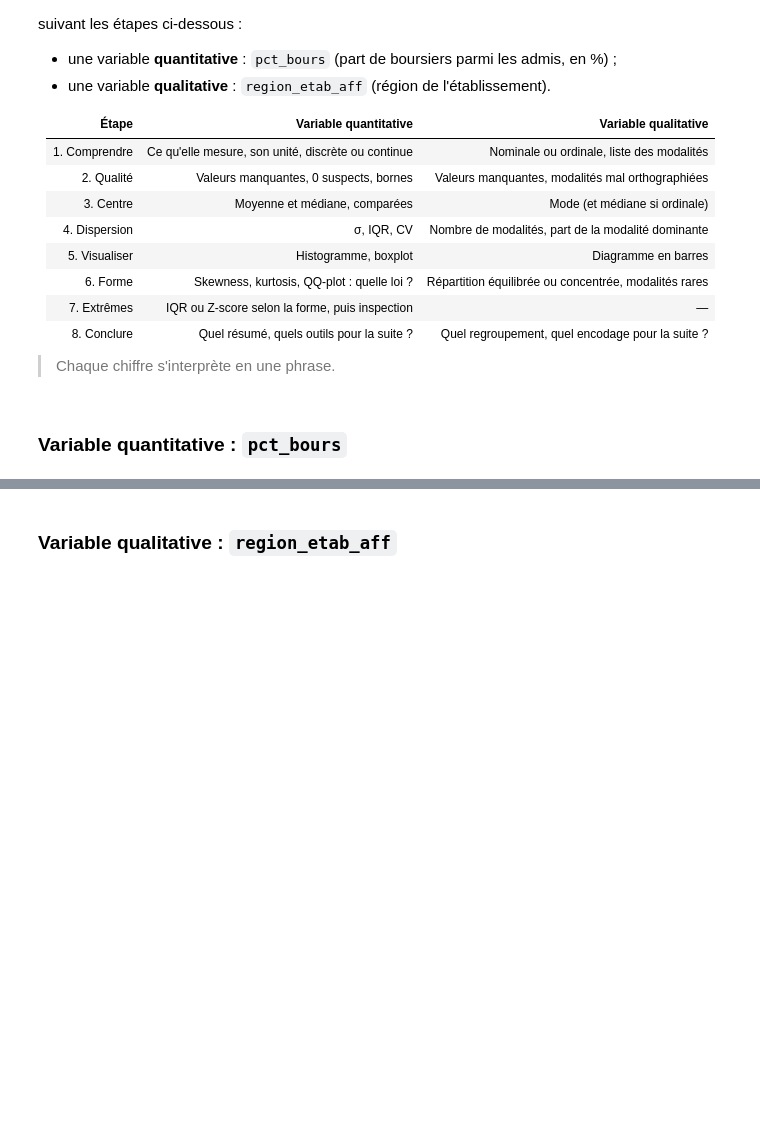
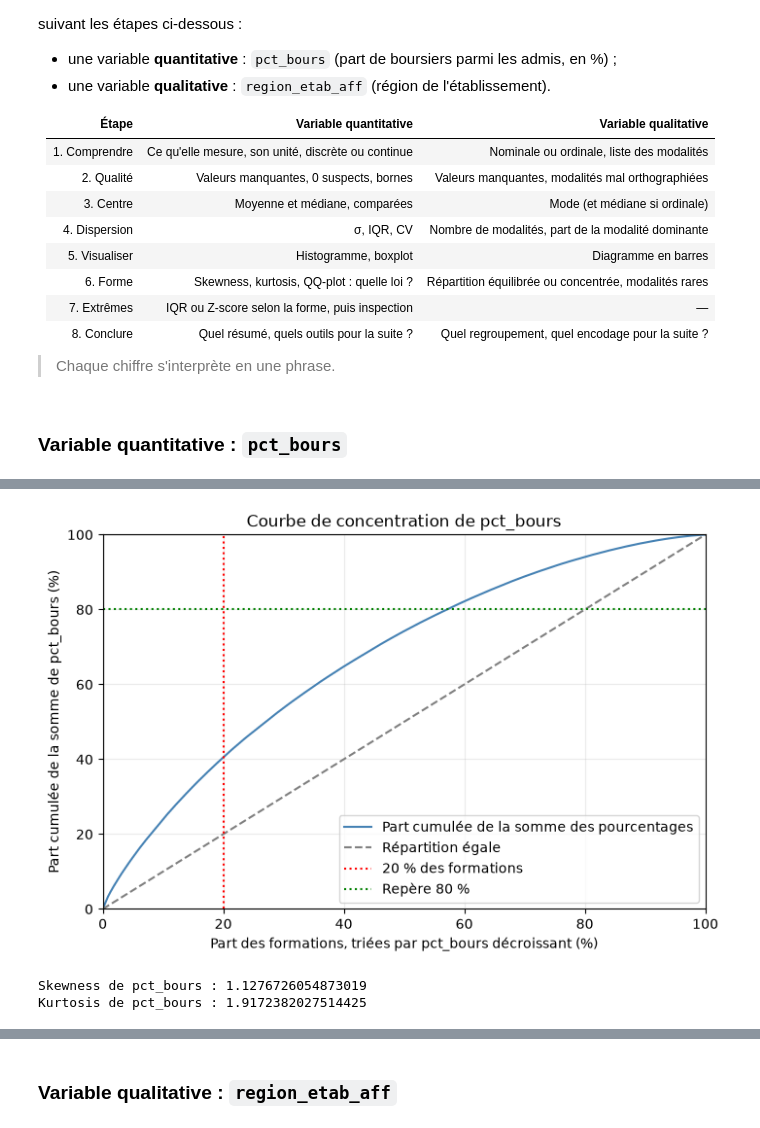
Before and after one commit to Mickael-C21/Analyse_univariee_bivariee, a Jupyter notebook: TP_Parcoursup.ipynb, the cells around one changed output, grey strips where cells are left out. Drawn from its saved outputs; the diff is of its cells as text; code cells hidden in the pictures; blank space fills up the shorter version.

```diff
--- a/TP_Parcoursup.ipynb
+++ b/TP_Parcoursup.ipynb
@@ -587,0 +651,40 @@ Vous disposez maintenant de toute la méthode. Analysez **seuls** les deux varia
+# %%
+pct_bours_trie = pct_bours_valides.sort_values(ascending=False)
+total_pct_bours = pct_bours_trie.sum()
+n_formations_bours = len(pct_bours_trie)
+
+part_formations_bours = np.arange(n_formations_bours + 1) / n_formations_bours * 100
+part_cumulee_pct_bours = np.insert(
+    pct_bours_trie.cumsum().to_numpy() / total_pct_bours * 100,
+    0,
+    0
+)
+
+plt.figure(figsize=(8, 5))
+plt.plot(
+    part_formations_bours,
+    part_cumulee_pct_bours,
+    color="steelblue",
+    label="Part cumulée de la somme des pourcentages"
+)
+plt.plot([0, 100], [0, 100], "--", color="gray", label="Répartition égale")
+plt.axvline(20, color="red", linestyle=":", label="20 % des formations")
+plt.axhline(80, color="green", linestyle=":", label="Repère 80 %")
+plt.xlabel("Part des formations, triées par pct_bours décroissant (%)")
+plt.ylabel("Part cumulée de la somme de pct_bours (%)")
+plt.title("Courbe de concentration de pct_bours")
+plt.xlim(0, 100)
+plt.ylim(0, 100)
+plt.grid(alpha=0.25)
+plt.legend()
+plt.show()
+# %% [output]
+[figure, added]
+# %%
+sk_pct_bours = stats.skew(pct_bours_valides)
+ku_pct_bours = stats.kurtosis(pct_bours_valides)
+print("Skewness de pct_bours :", sk_pct_bours)
+print("Kurtosis de pct_bours :", ku_pct_bours)
+# %% [output]
+Skewness de pct_bours : 1.1276726054873019
+Kurtosis de pct_bours : 1.9172382027514425
```
Also changed, not shown: parts of 9 cells of this notebook.
